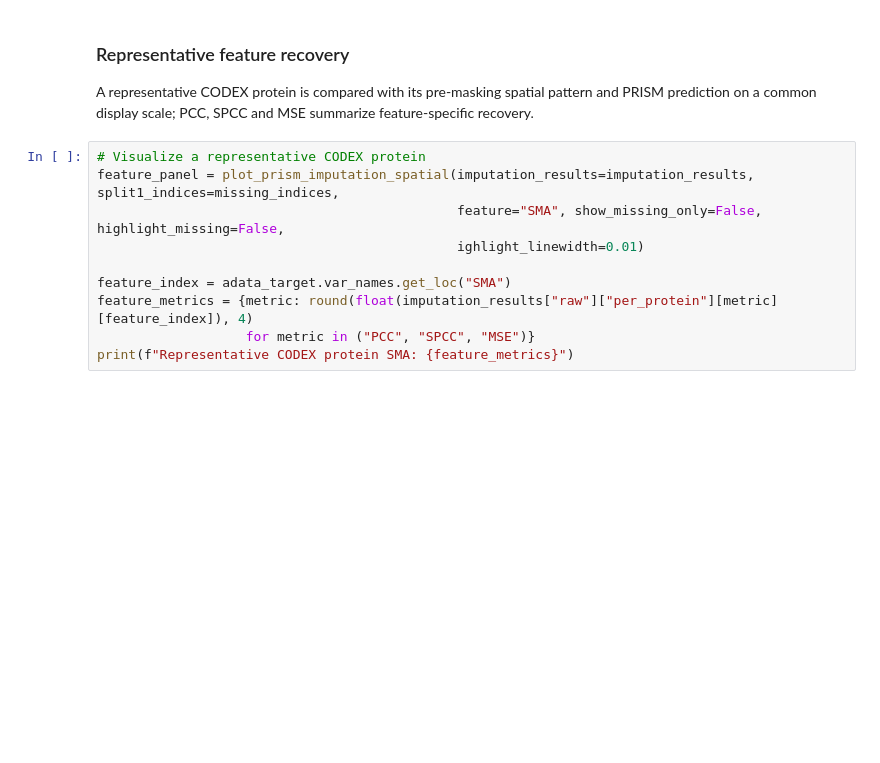
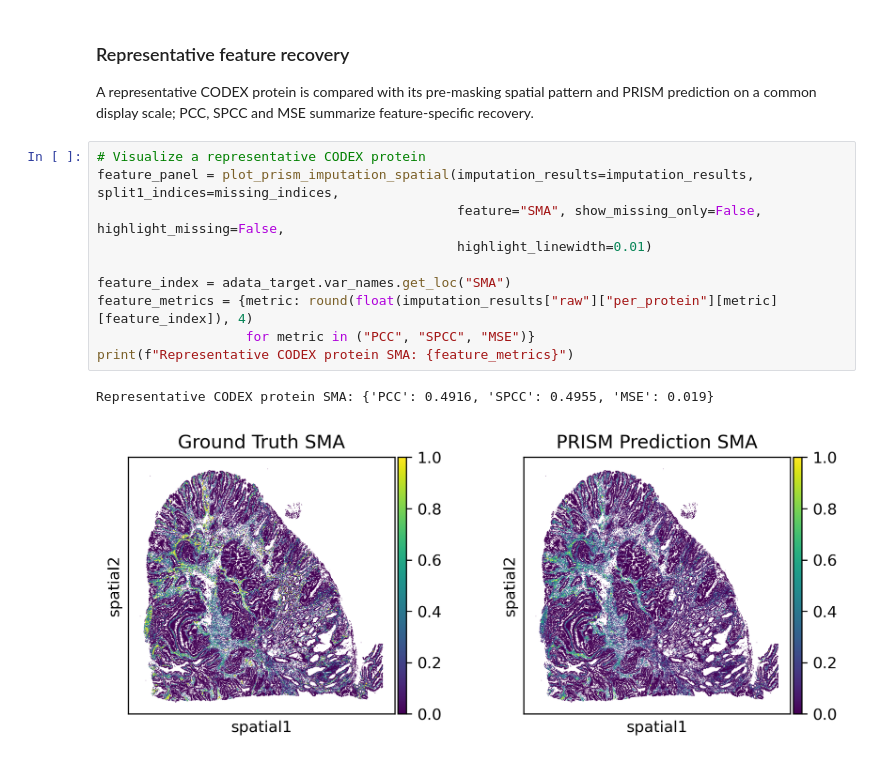
Before and after one commit to musg-create/PRISM_Tutorial, a Jupyter notebook: Tutorial7_3: Simulation of Cell-Type-Specific Incomplete Registration in COAD.ipynb, the cells around one changed output. Drawn from its saved outputs; the diff is of its cells as text; blank space fills up the shorter version.

```diff
--- a/Tutorial7_3: Simulation of Cell-Type-Specific Incomplete Registration in COAD.ipynb
+++ b/Tutorial7_3: Simulation of Cell-Type-Specific Incomplete Registration in COAD.ipynb
@@ -123,10 +187,13 @@ A representative CODEX protein is compared with its pre-masking spatial pattern
 # %%
 # Visualize a representative CODEX protein
 feature_panel = plot_prism_imputation_spatial(imputation_results=imputation_results, split1_indices=missing_indices,
                                               feature="SMA", show_missing_only=False, highlight_missing=False,
-                                              ighlight_linewidth=0.01)
+                                              highlight_linewidth=0.01)
 
 feature_index = adata_target.var_names.get_loc("SMA")
 feature_metrics = {metric: round(float(imputation_results["raw"]["per_protein"][metric][feature_index]), 4)
                    for metric in ("PCC", "SPCC", "MSE")}
 print(f"Representative CODEX protein SMA: {feature_metrics}")
+# %% [output]
+Representative CODEX protein SMA: {'PCC': 0.4916, 'SPCC': 0.4955, 'MSE': 0.019}
+[figure, added]
```
Also changed, not shown: parts of 14 cells of this notebook, 14 other files.
